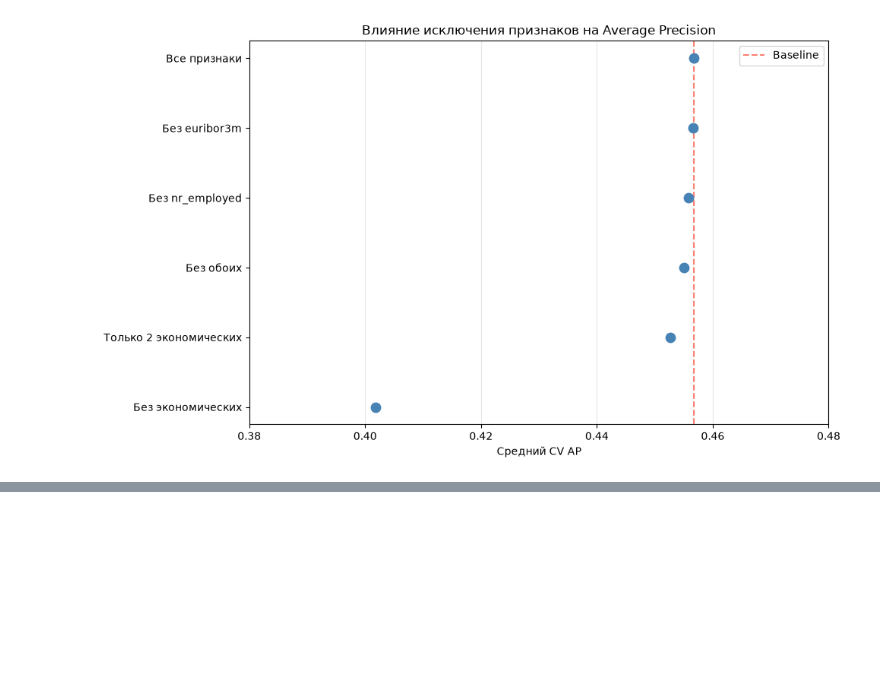
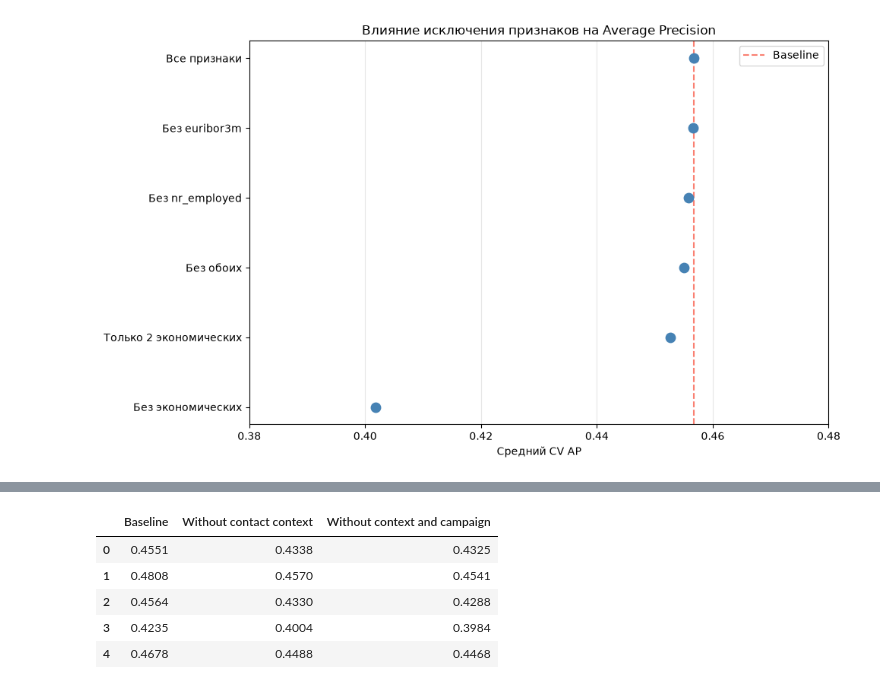
Before and after one commit to victoriia-warexify/bank-marketing-ml, a Jupyter notebook: notebooks/06_feature_ablation.ipynb, the cells around one changed output, grey strips where cells are left out. Drawn from its saved outputs; the diff is of its cells as text; code cells hidden in the pictures; blank space fills up the shorter version.

```diff
--- a/notebooks/06_feature_ablation.ipynb
+++ b/notebooks/06_feature_ablation.ipynb
@@ -563,0 +576,80 @@ plt.show()
+# %%
+# Наборы исключаемых признаков
+contact_variants = {
+    'Baseline': set(),
+    'Without contact context': {
+        'contact', 'month', 'day_of_week'
+    },
+    'Without context and campaign': {
+        'contact', 'month', 'day_of_week', 'campaign'
+    }
+}
+
+# Используем уже рассчитанный baseline
+contact_results = {
+    'Baseline': baseline_scores
+}
+
+for name, excluded_cols in contact_variants.items():
+    if name == 'Baseline':
+        continue
+
+    # Копируем исходную модель
+    variant_model = clone(model)
+
+    columns = (
+        variant_model
+        .named_steps['preprocessing']
+        .named_steps['columns']
+    )
+
+    # Убираем признаки из соответствующих преобразований
+    new_transformers = [
+        (
+            transformer_name,
+            transformer,
+            [
+                col for col in feature_cols
+                if col not in excluded_cols
+            ]
+        )
+        for transformer_name, transformer, feature_cols
+        in columns.transformers
+    ]
+
+    columns.set_params(transformers=new_transformers)
+
+    # Оцениваем на тех же пяти фолдах
+    scores = cross_val_score(
+        variant_model,
+        X_train,
+        y_train,
+        cv=cv,
+        scoring='average_precision',
+        n_jobs=2
+    )
+
+    contact_results[name] = scores
+
+# AP на отдельных фолдах
+contact_folds = pd.DataFrame(contact_results)
+
+display(contact_folds.round(4))
+
+# Сводная таблица
+contact_summary = pd.DataFrame({
+    'Mean AP': contact_folds.mean(),
+    'Std AP': contact_folds.std(ddof=1),
+    'AP Difference': (
+        contact_folds.mean() - baseline_scores.mean()
+    )
+})
+
+display(contact_summary.round(4))
+# %% [output]
+|  | Baseline | Without contact context | Without context and campaign |
+| 0 | 0.4551 | 0.4338 | 0.4325 |
+| 1 | 0.4808 | 0.4570 | 0.4541 |
+| 2 | 0.4564 | 0.4330 | 0.4288 |
+| 3 | 0.4235 | 0.4004 | 0.3984 |
+| 4 | 0.4678 | 0.4488 | 0.4468 |
```
Also changed, not shown: parts of 5 cells of this notebook, 2 other files.
